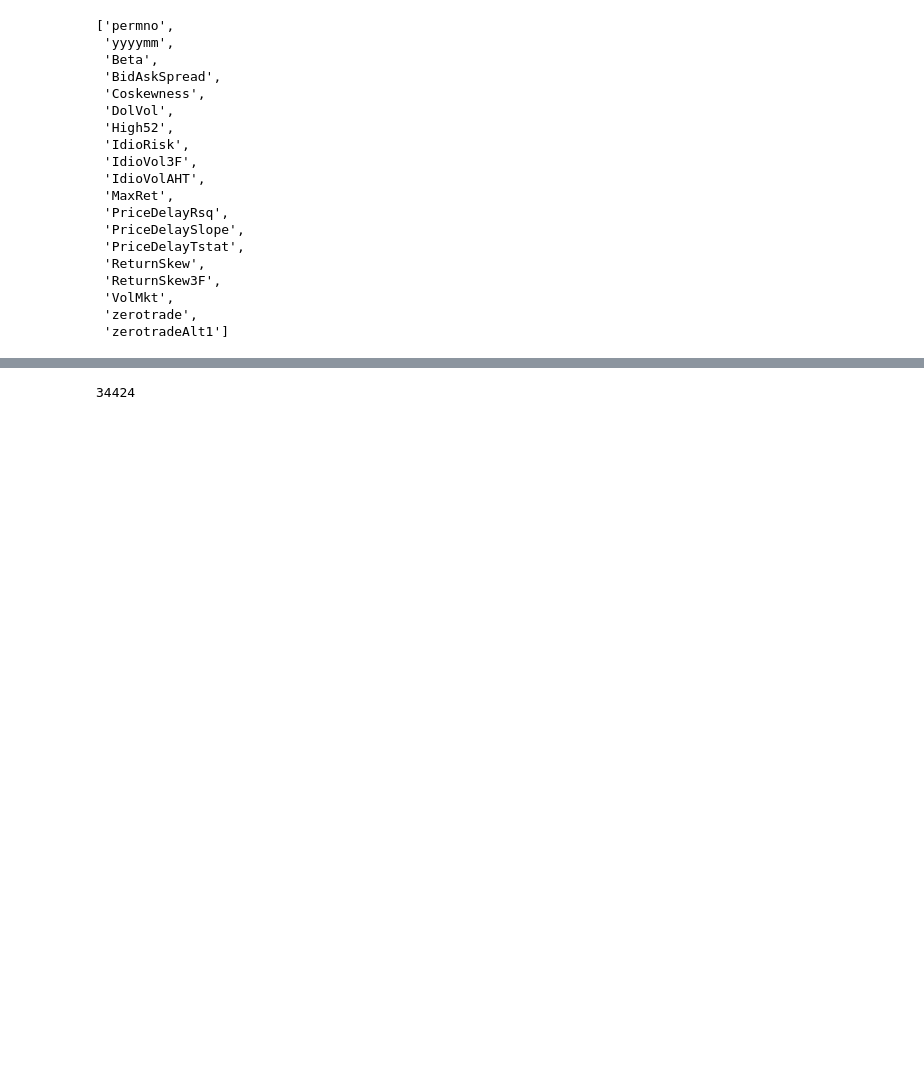
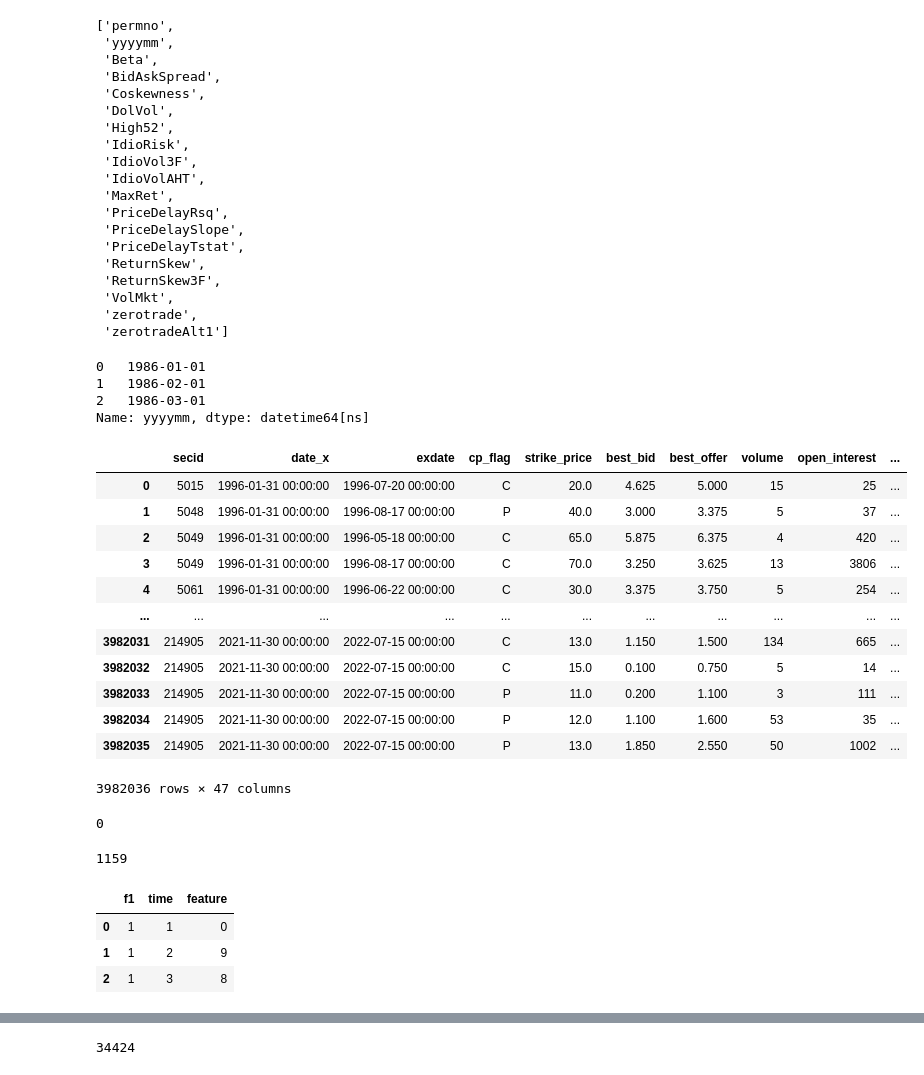
Before and after one commit to jzfrank/AQF-option-rodeo, a Jupyter notebook: data_merger.ipynb, the cells around one changed output, grey strips where cells are left out. Drawn from its saved outputs; the diff is of its cells as text; code cells hidden in the pictures; blank space fills up the shorter version.

Commit message:
fixed bugs of data merging: should use more specific conditions, both date and permno, instead of just using permno, which generates too LARGE table

```diff
--- a/data_merger.ipynb
+++ b/data_merger.ipynb
@@ -59,3 +61,47 @@ na_freq_dict = dict(
 signed_predictors_dl_wide = signed_predictors_dl_wide[
     [key for key, val in na_freq_dict.items() if val < 0.2]
 ]
+# %%
+signed_predictors_dl_wide["yyyymm"].iloc[:3].apply(
+    lambda x: datetime.datetime.strptime(str(x), '%Y%m'))
+# %% [output]
+0   1986-01-01
+1   1986-02-01
+2   1986-03-01
+Name: yyyymm, dtype: datetime64[ns]
+# %%
+signed_predictors_dl_wide["date"] = signed_predictors_dl_wide["yyyymm"].apply(
+    lambda x: datetime.datetime.strptime(str(x), '%Y%m'))
+# %%
+sp500_op_ret["date2"] = sp500_op_ret.date.apply(
+    lambda x: datetime.datetime.strptime(str(x)[:7], '%Y-%m'))
+# %%
+df_merged = sp500_op_ret.merge(
+    signed_predictors_dl_wide,
+    left_on=["permno", "date2"], right_on=["permno", "date"],
+    how="left"
+)
+# %%
+df_merged
+# %% [output]
+|  | secid | date_x | exdate | cp_flag | strike_price | best_bid | best_offer | volume | open_interest | ... |
+| 0 | 5015 | 1996-01-31 00:00:00 | 1996-07-20 00:00:00 | C | 20.0 | 4.625 | 5.000 | 15 | 25 | ... |
+| 1 | 5048 | 1996-01-31 00:00:00 | 1996-08-17 00:00:00 | P | 40.0 | 3.000 | 3.375 | 5 | 37 | ... |
+| 2 | 5049 | 1996-01-31 00:00:00 | 1996-05-18 00:00:00 | C | 65.0 | 5.875 | 6.375 | 4 | 420 | ... |
+| 3 | 5049 | 1996-01-31 00:00:00 | 1996-08-17 00:00:00 | C | 70.0 | 3.250 | 3.625 | 13 | 3806 | ... |
+| 4 | 5061 | 1996-01-31 00:00:00 | 1996-06-22 00:00:00 | C | 30.0 | 3.375 | 3.750 | 5 | 254 | ... |
+| ... | ... | ... | ... | ... | ... | ... | ... | ... | ... | ... |
+| 3982031 | 214905 | 2021-11-30 00:00:00 | 2022-07-15 00:00:00 | C | 13.0 | 1.150 | 1.500 | 134 | 665 | ... |
+| 3982032 | 214905 | 2021-11-30 00:00:00 | 2022-07-15 00:00:00 | C | 15.0 | 0.100 | 0.750 | 5 | 14 | ... |
+| 3982033 | 214905 | 2021-11-30 00:00:00 | 2022-07-15 00:00:00 | P | 11.0 | 0.200 | 1.100 | 3 | 111 | ... |
+| 3982034 | 214905 | 2021-11-30 00:00:00 | 2022-07-15 00:00:00 | P | 12.0 | 1.100 | 1.600 | 53 | 35 | ... |
+| 3982035 | 214905 | 2021-11-30 00:00:00 | 2022-07-15 00:00:00 | P | 13.0 | 1.850 | 2.550 | 50 | 1002 | ... |
+3982036 rows × 47 columns
+# %%
+len(set(sp500_op_ret["date2"]) - set(signed_predictors_dl_wide["date"]))
+# %% [output]
+0
+# %%
+len(set(signed_predictors_dl_wide["date"]))
+# %% [output]
+1159
@@ -61,0 +119,7 @@ signed_predictors_dl_wide = signed_predictors_dl_wide[
+# %%
+df1.merge(df2, left_on=["f1", "time"], right_on = ["f1", "time"], how="left")
+# %% [output]
+|  | f1 | time | feature |
+| 0 | 1 | 1 | 0 |
+| 1 | 1 | 2 | 9 |
+| 2 | 1 | 3 | 8 |
```
Also changed, not shown: parts of 5 cells of this notebook, 6 other files.
